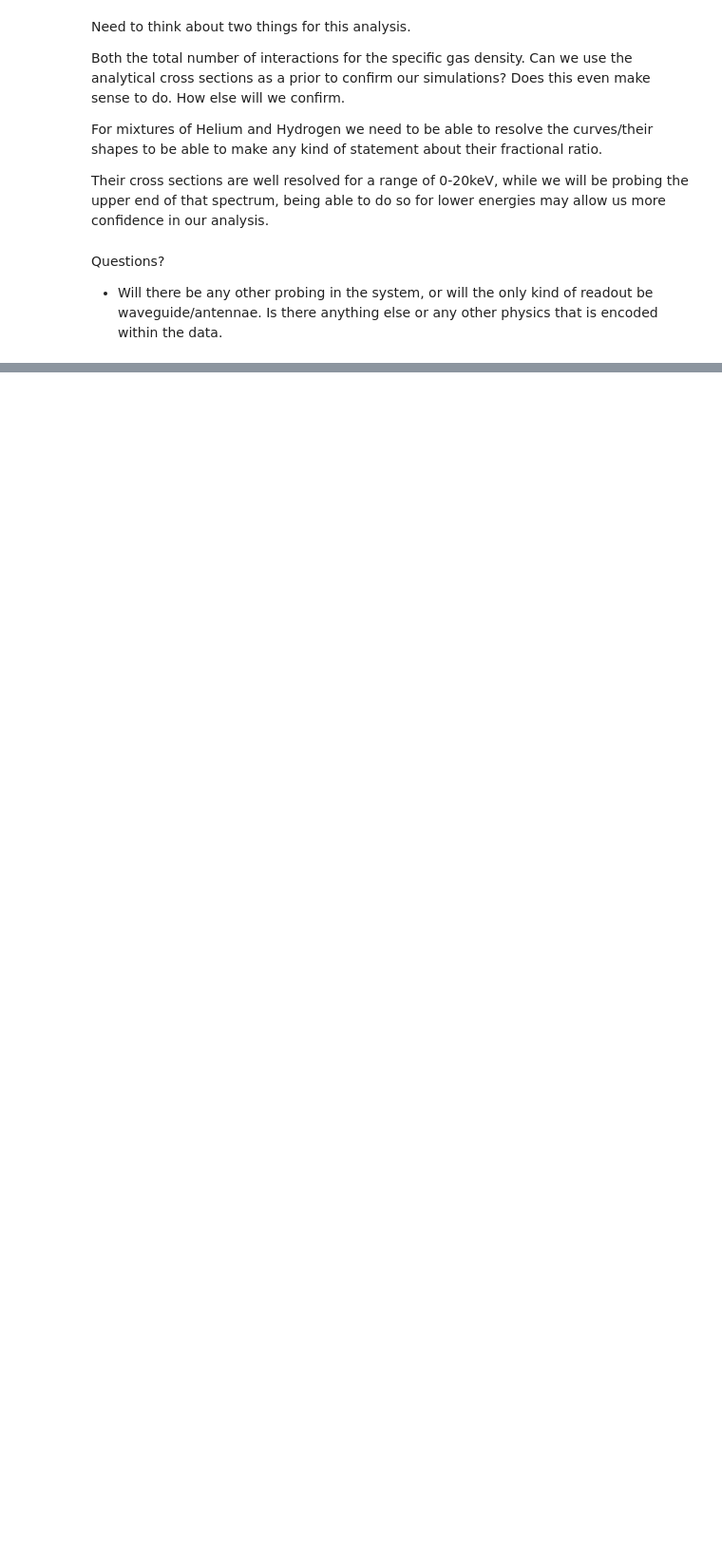
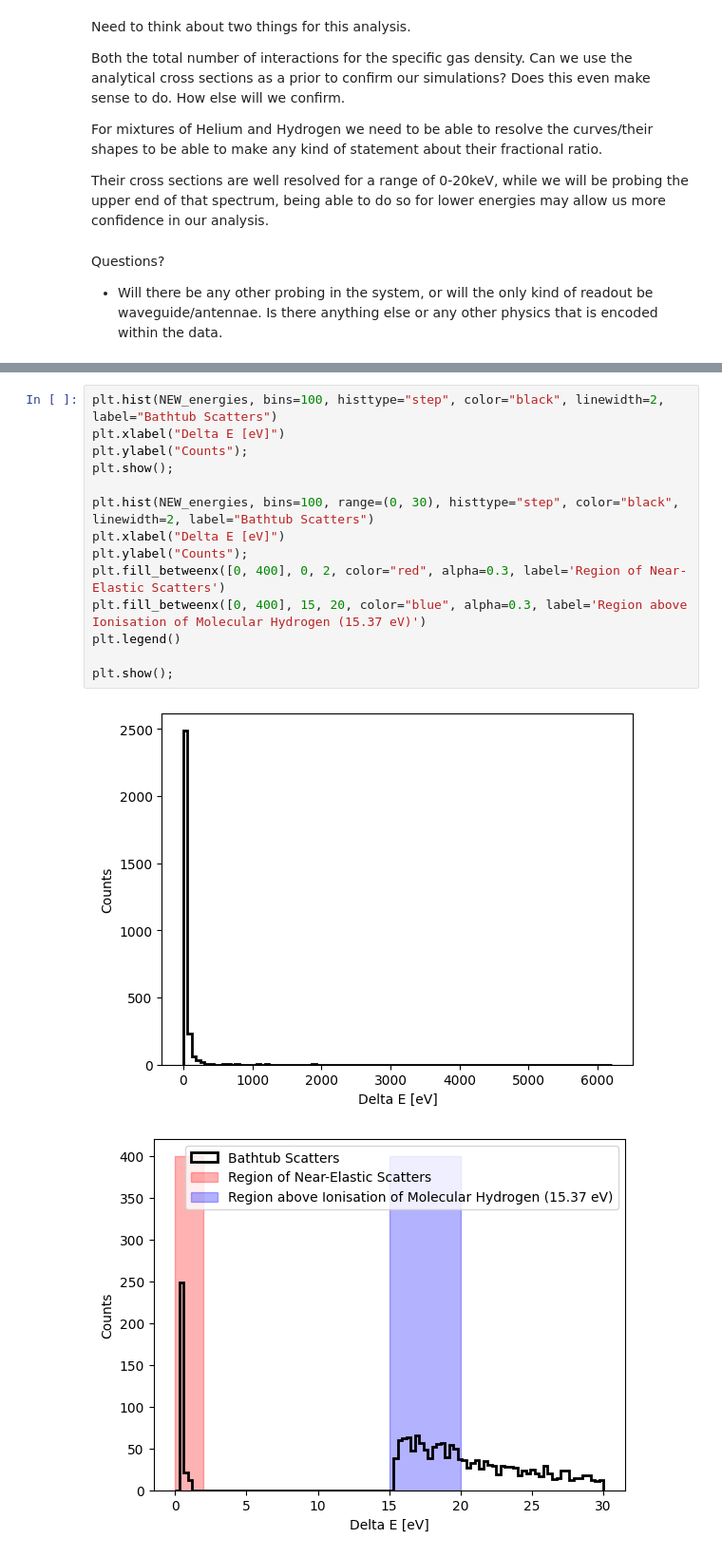
Before and after one commit to QTNM/PowerCutStats, a Jupyter notebook: examples/N vs delta E scattering.ipynb, the cells around one changed output, grey strips where cells are left out. Shown: that part at 95% size. Drawn from its saved outputs; the diff is of its cells as text; blank space fills up the shorter version.

Commit message:
Add: Scattering Investigation, New Molecular Hydrogen

```diff
--- a/examples/N vs delta E scattering.ipynb
+++ b/examples/N vs delta E scattering.ipynb
@@ -325,0 +373,17 @@ Questions?
+# %%
+plt.hist(NEW_energies, bins=100, histtype="step", color="black", linewidth=2, label="Bathtub Scatters")
+plt.xlabel("Delta E [eV]")
+plt.ylabel("Counts");
+plt.show();
+
+plt.hist(NEW_energies, bins=100, range=(0, 30), histtype="step", color="black", linewidth=2, label="Bathtub Scatters")
+plt.xlabel("Delta E [eV]")
+plt.ylabel("Counts");
+plt.fill_betweenx([0, 400], 0, 2, color="red", alpha=0.3, label='Region of Near-Elastic Scatters')
+plt.fill_betweenx([0, 400], 15, 20, color="blue", alpha=0.3, label='Region above Ionisation of Molecular Hydrogen (15.37 eV)')
+plt.legend()
+
+plt.show();
+# %% [output]
+[figure, added]
+[figure, added]
```
Also changed, not shown: parts of 3 cells of this notebook.
